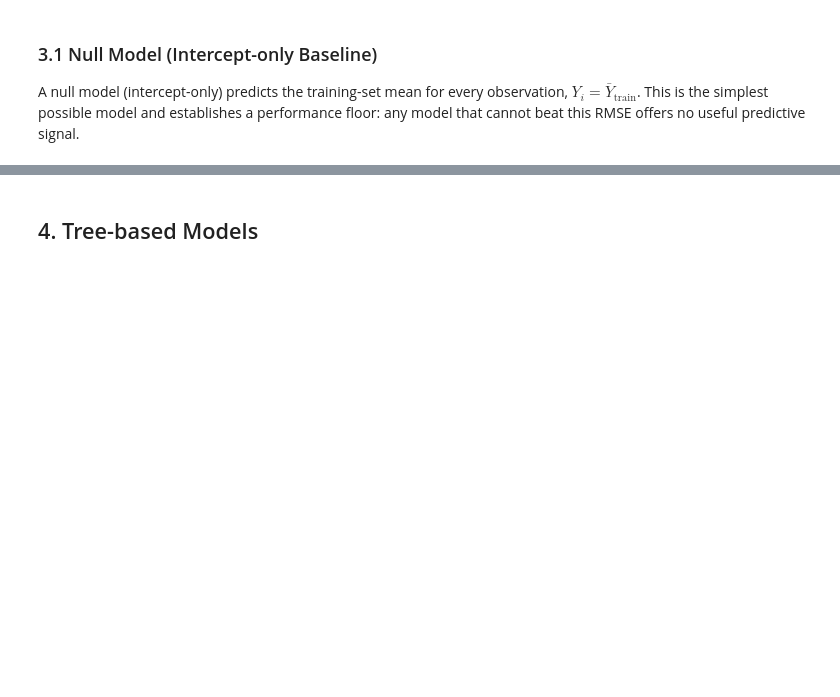
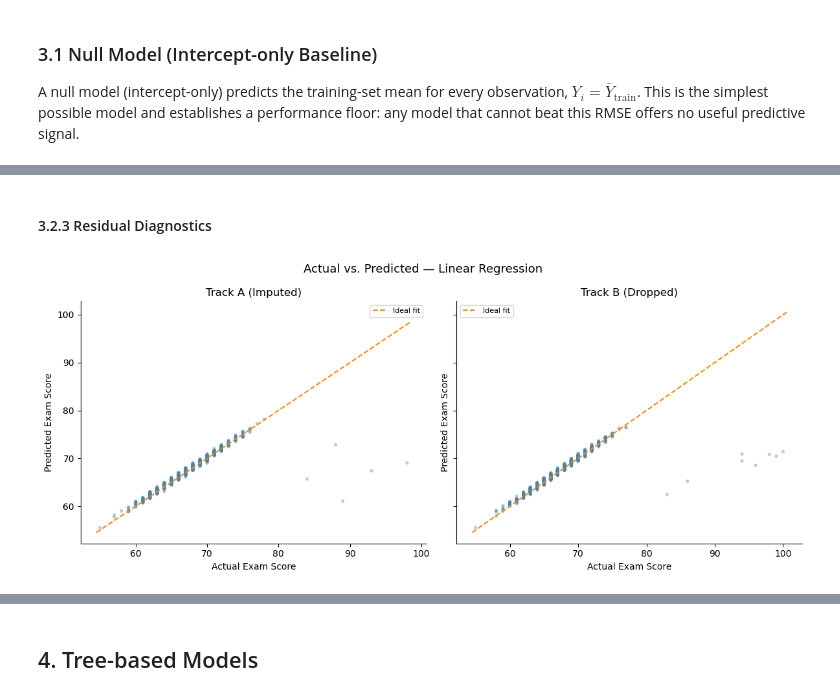
Before and after one commit to lizhsaao/math_project, a Jupyter notebook: notebooks/1.ipynb, the cells around one changed output, grey strips where cells are left out. Cells and saved outputs as stored; diff of their text form; code cells hidden in the pictures; blank space fills up the shorter version.

Commit message:
s2&4 - improved graphs, reorganised subsections...

```diff
--- a/notebooks/1.ipynb
+++ b/notebooks/1.ipynb
@@ -448,18 +439,0 @@ ax.plot([minv, maxv], [minv, maxv], "--")
-# %%
-resid = y_test_a - pred_test_a
-
-fig, ax = subplots(figsize=(6, 4))
-ax.scatter(pred_test_a, resid)
-ax.axhline(0, linestyle="--")
-ax.set_xlabel("Predicted Exam_Score")
-ax.set_ylabel("Residual (Actual - Predicted)")
-ax.set_title("Track A (Imputed): Prediction Error Analysis")
-# %%
-resid = y_test_b - pred_test_b
-
-fig, ax = subplots(figsize=(6, 4))
-ax.scatter(pred_test_b, resid)
-ax.axhline(0, linestyle="--")
-ax.set_xlabel("Predicted Exam_Score")
-ax.set_ylabel("Residual (Actual - Predicted)")
-ax.set_title("Track B (Dropped): Prediction Error Analysis")
@@ -469,0 +444,26 @@ The diagnostic plots suggest that while the model performs well for mid-range sc
+# %% [markdown]
+#### 3.2.3 Residual Diagnostics
+# %%
+fig, axes = subplots(1, 2, figsize=(12, 5), sharey=True)
+
+for ax, y_test, pred, title in zip(
+    axes,
+    [y_test_a, y_test_b],
+    [pred_test_a, pred_test_b],
+    ["Track A (Imputed)", "Track B (Dropped)"],
+):
+    ax.scatter(y_test, pred, color="steelblue", alpha=0.4, s=14, edgecolors="none")
+    lo = min(y_test.min(), pred.min()) - 0.5
+    hi = max(y_test.max(), pred.max()) + 0.5
+    ax.plot([lo, hi], [lo, hi], "--", color="darkorange", linewidth=1.5, label="Ideal fit")
+    ax.set_xlabel("Actual Exam Score")
+    ax.set_ylabel("Predicted Exam Score")
+    ax.set_title(title, fontsize=12)
+    ax.legend(fontsize=8)
+    ax.spines["top"].set_visible(False)
+    ax.spines["right"].set_visible(False)
+
+fig.suptitle("Actual vs. Predicted — Linear Regression", fontsize=13)
+plt.tight_layout()
+# %% [output]
+[figure, added]
```
Also changed, not shown: parts of 52 cells of this notebook.
